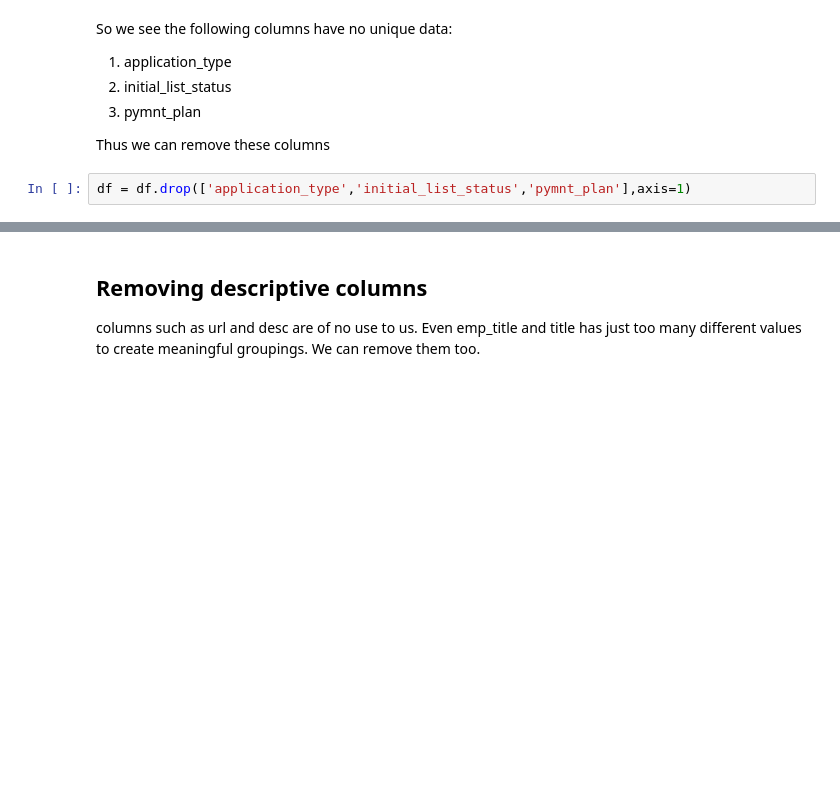
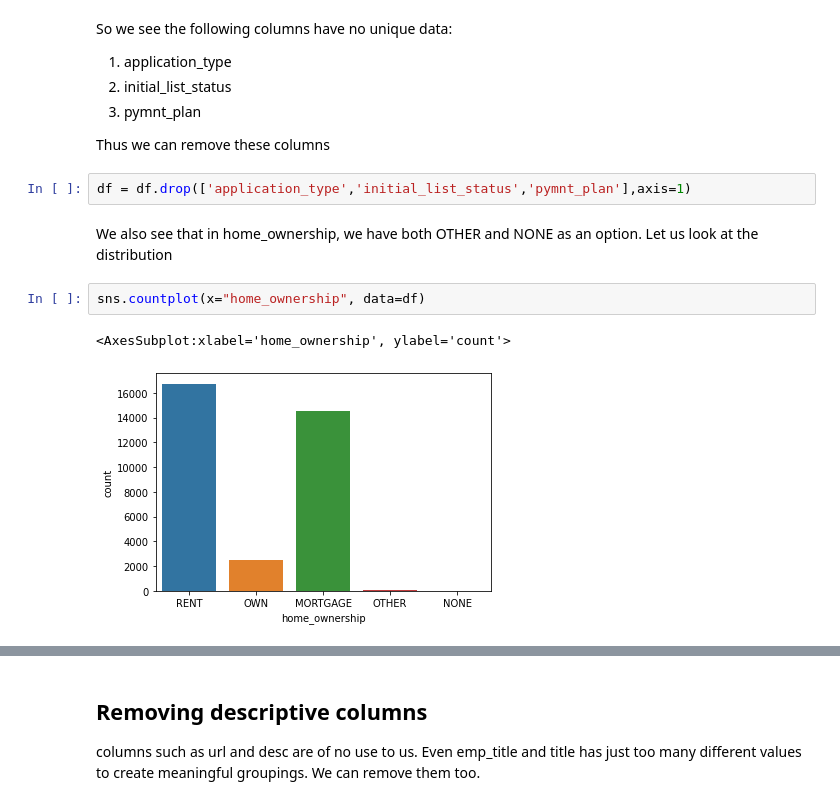
Before and after one commit to showman-sharma/LendingClubCaseStudy, a Jupyter notebook: V_S_S_Anirudh_Sharma.ipynb, the cells around one changed output, grey strips where cells are left out. Drawn from its saved outputs; the diff is of its cells as text; blank space fills up the shorter version.

```diff
--- a/V_S_S_Anirudh_Sharma.ipynb
+++ b/V_S_S_Anirudh_Sharma.ipynb
@@ -180,3 +180,10 @@ So we see the following columns have no unique data:
 Thus we can remove these columns
 # %%
 df = df.drop(['application_type','initial_list_status','pymnt_plan'],axis=1)
+# %% [markdown]
+We also see that in home_ownership, we have both OTHER and NONE as an option. Let us look at the distribution
+# %%
+sns.countplot(x="home_ownership", data=df)
+# %% [output]
+<AxesSubplot:xlabel='home_ownership', ylabel='count'>
+[figure, added]
```
Also changed, not shown: parts of 52 cells of this notebook.
